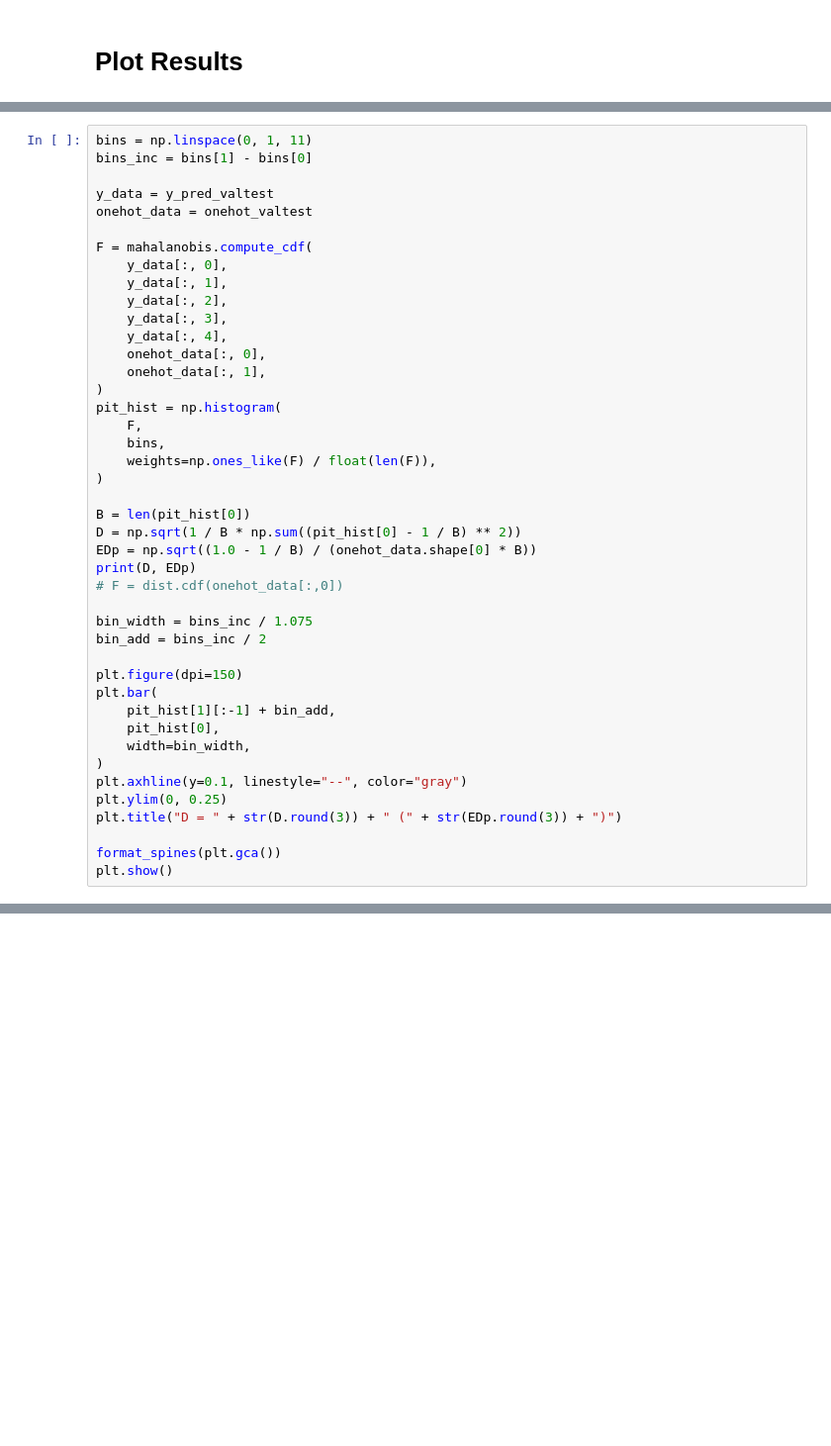
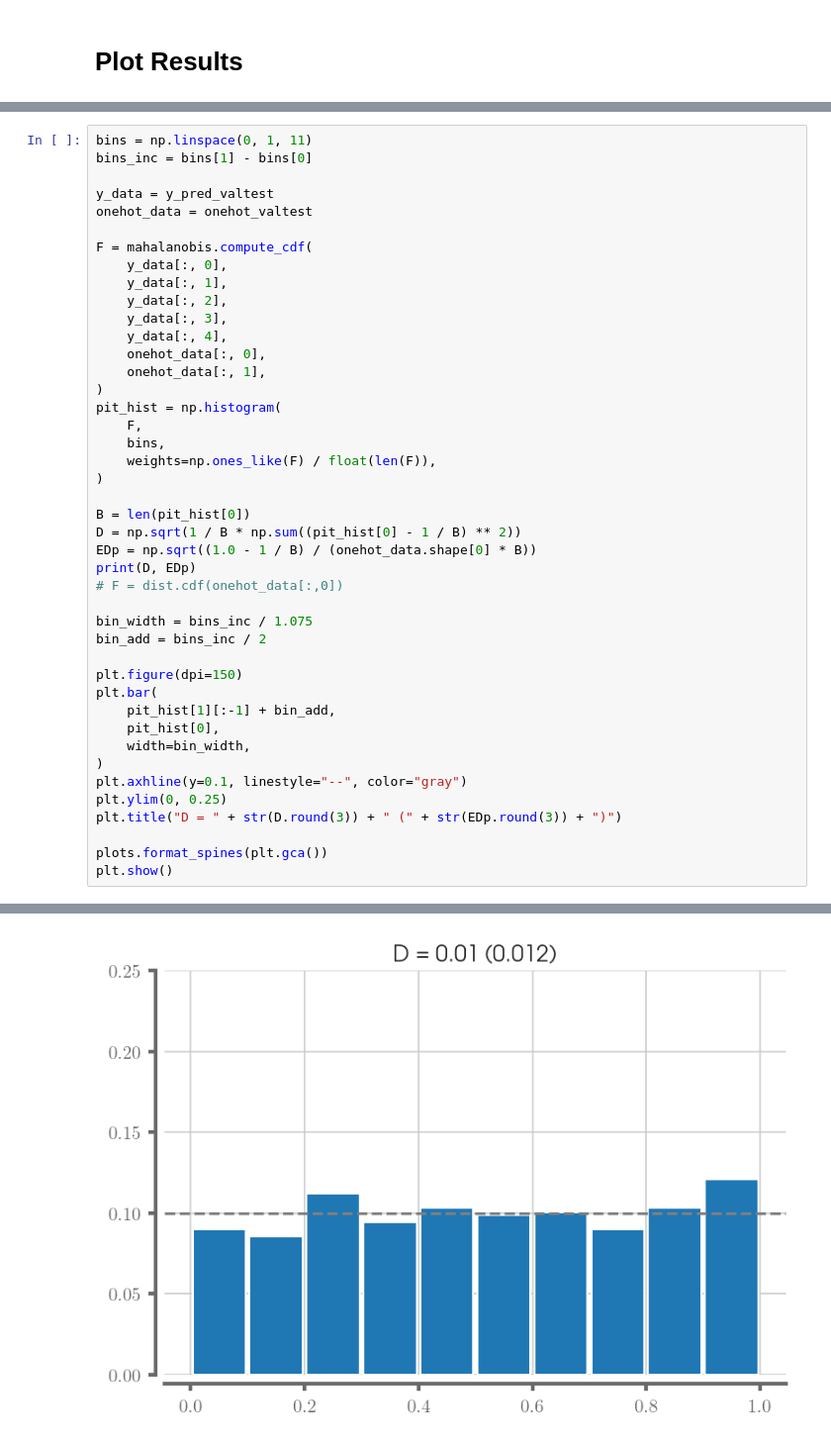
Before and after one commit to mafern/tcane_track, a Jupyter notebook: bivariate_normal/_plot_model_predictions.ipynb, the cells around one changed output, grey strips where cells are left out. Shown at 99% size. Drawn from its saved outputs; the diff is of its cells as text; blank space fills up the shorter version.

```diff
--- a/bivariate_normal/_plot_model_predictions.ipynb
+++ b/bivariate_normal/_plot_model_predictions.ipynb
@@ -290,5 +278,6 @@ plt.axhline(y=0.1, linestyle="--", color="gray")
 plt.ylim(0, 0.25)
 plt.title("D = " + str(D.round(3)) + " (" + str(EDp.round(3)) + ")")
 
-format_spines(plt.gca())
+plots.format_spines(plt.gca())
 plt.show()
+# %% [output]
@@ -294,0 +285 @@ plt.show()
+[figure, added]
```
Also changed, not shown: parts of 9 cells of this notebook, 4 other files.
